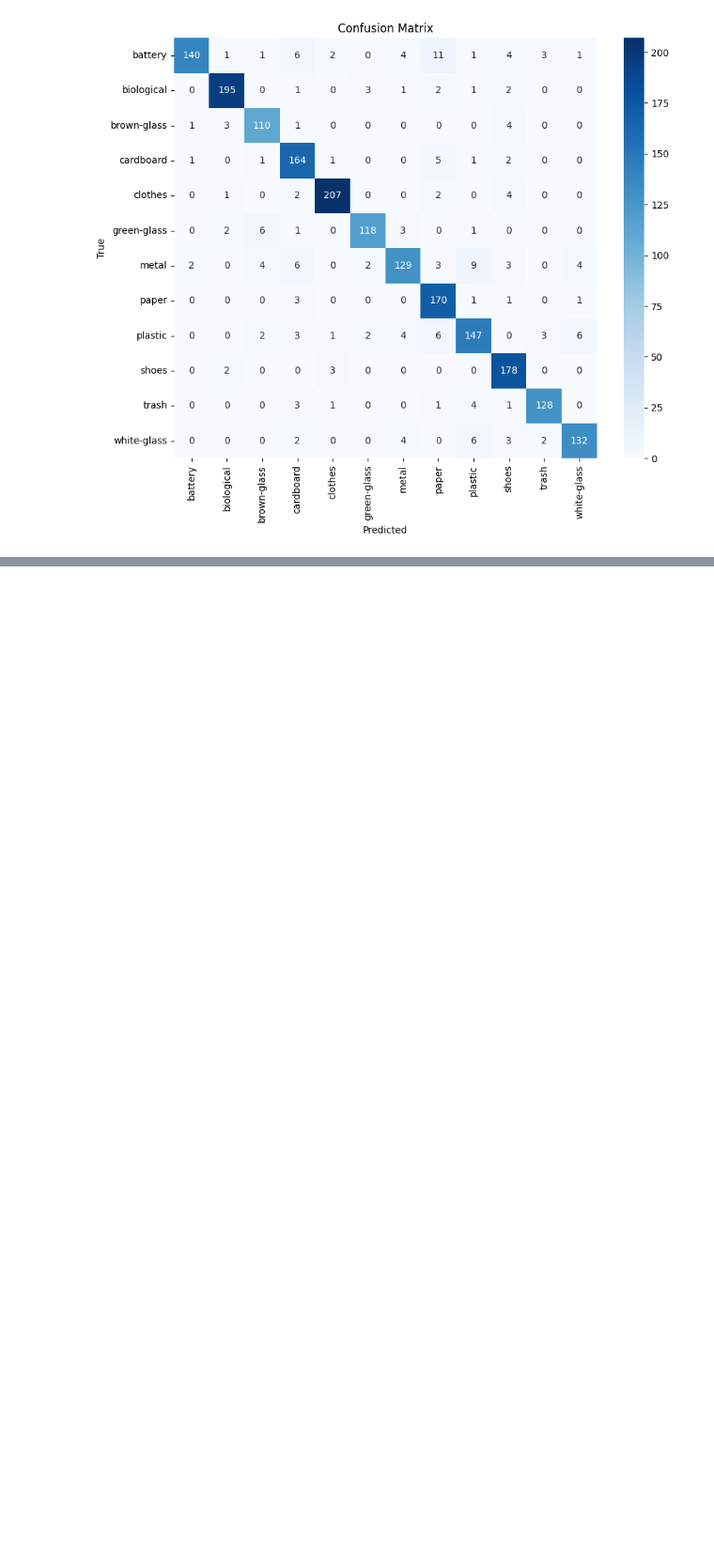
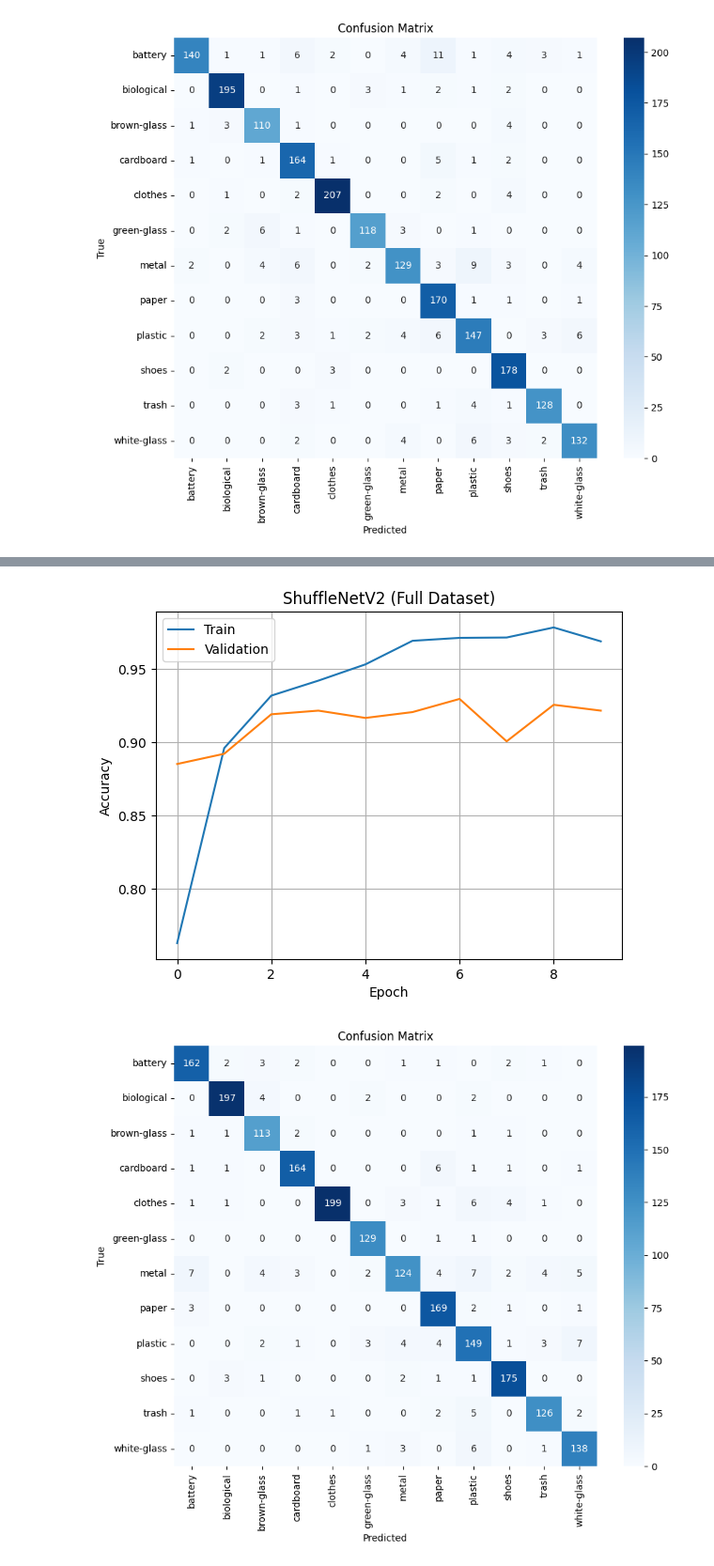
Before and after one commit to coick4698/garbage_classification, a Jupyter notebook: notebooks/main_experiment.ipynb, the cells around one changed output, grey strips where cells are left out. Shown at 94% size. Saved outputs shown, nothing was run; the diff lists cells and outputs as text; code cells hidden in the pictures; blank space fills up the shorter version.

```diff
--- a/notebooks/main_experiment.ipynb
+++ b/notebooks/main_experiment.ipynb
@@ -59,0 +112,12 @@ Epoch [10/10] Train Acc: 0.9473, Val Acc: 90.81%
+# %%
+# ShufflenetV2 - Full dataset (8m)
+train_loader, val_loader, class_names = get_dataloaders(data_path, use_small=False)
+
+model = get_shufflenetv2(num_classes=12).to(device)
+train_acc, val_acc = train_model(model, train_loader, val_loader, num_epochs=10, device=device)
+
+plot_accuracy(train_acc, val_acc, title="ShuffleNetV2 (Full Dataset)")
+plot_confusion_matrix(model, val_loader, class_names, device=device)
+
+torch.save(model.state_dict(), "results/checkpoints/shufflenetv2_full_epoch10.pth")
+# %% [output]
@@ -59,0 +135,2 @@ Epoch [10/10] Train Acc: 0.9473, Val Acc: 90.81%
+[figure, added]
+[figure, added]
```
Also changed, not shown: parts of 4 cells of this notebook.
